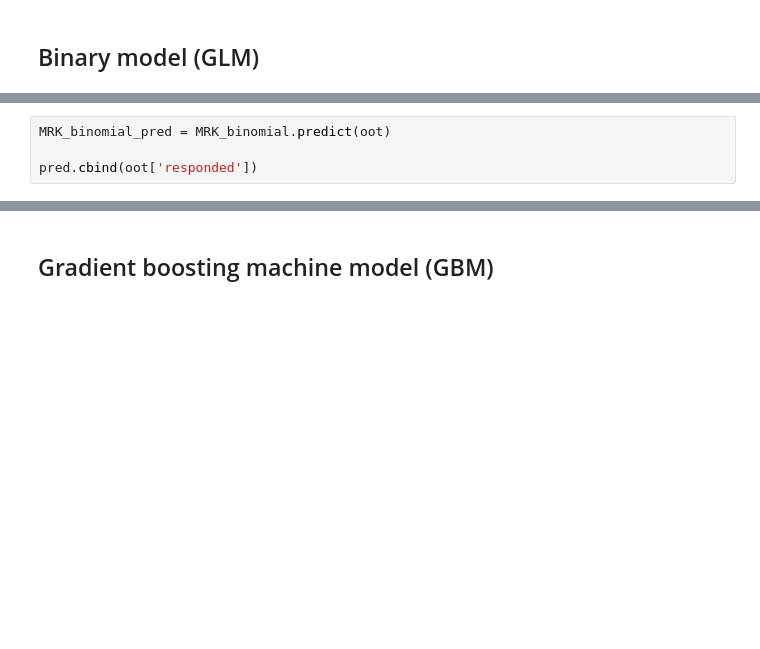
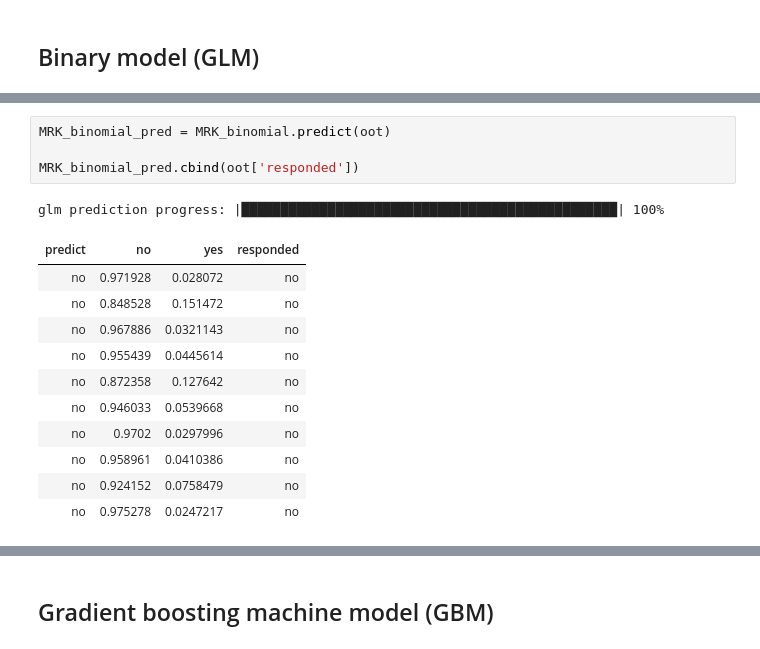
Before and after one commit to giorgiosaez/data-science-cases, a Jupyter notebook: Marketing-ELVT/2.Marketing_Case-ELVT-Build-inProgress.ipynb, the cells around one changed output, grey strips where cells are left out. Cells and saved outputs as stored; diff of their text form; blank space fills up the shorter version.

```diff
--- a/Marketing-ELVT/2.Marketing_Case-ELVT-Build-inProgress.ipynb
+++ b/Marketing-ELVT/2.Marketing_Case-ELVT-Build-inProgress.ipynb
@@ -129,4 +226,17 @@ check_model(MRK_binomial, True)
 # %%
 MRK_binomial_pred = MRK_binomial.predict(oot)
 
-pred.cbind(oot['responded'])
+MRK_binomial_pred.cbind(oot['responded'])
+# %% [output]
+glm prediction progress: |████████████████████████████████████████████████| 100%
+| predict | no | yes | responded |
+| no | 0.971928 | 0.028072 | no |
+| no | 0.848528 | 0.151472 | no |
+| no | 0.967886 | 0.0321143 | no |
+| no | 0.955439 | 0.0445614 | no |
+| no | 0.872358 | 0.127642 | no |
+| no | 0.946033 | 0.0539668 | no |
+| no | 0.9702 | 0.0297996 | no |
+| no | 0.958961 | 0.0410386 | no |
+| no | 0.924152 | 0.0758479 | no |
+| no | 0.975278 | 0.0247217 | no |
```
Also changed, not shown: parts of 12 cells of this notebook, 3 other files.
